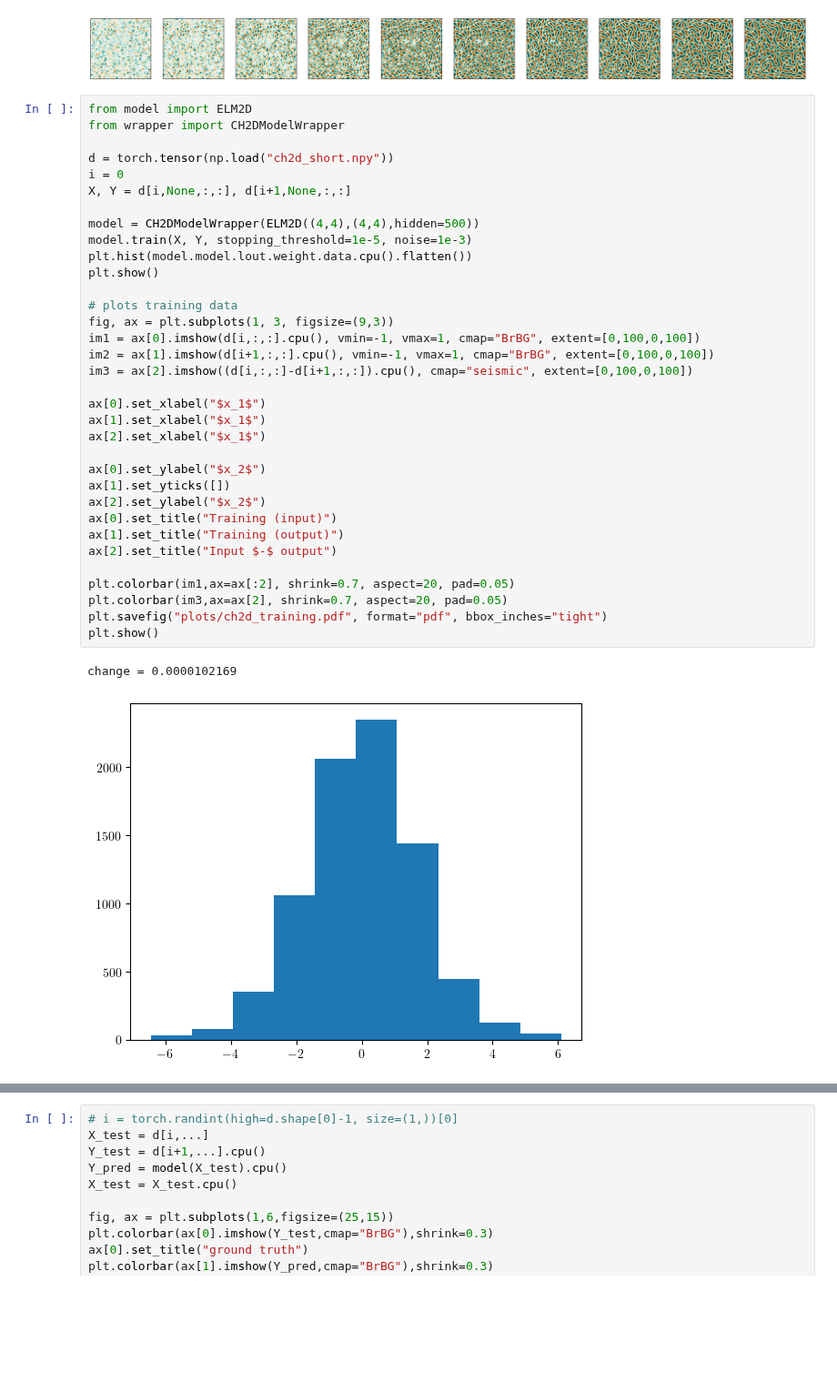
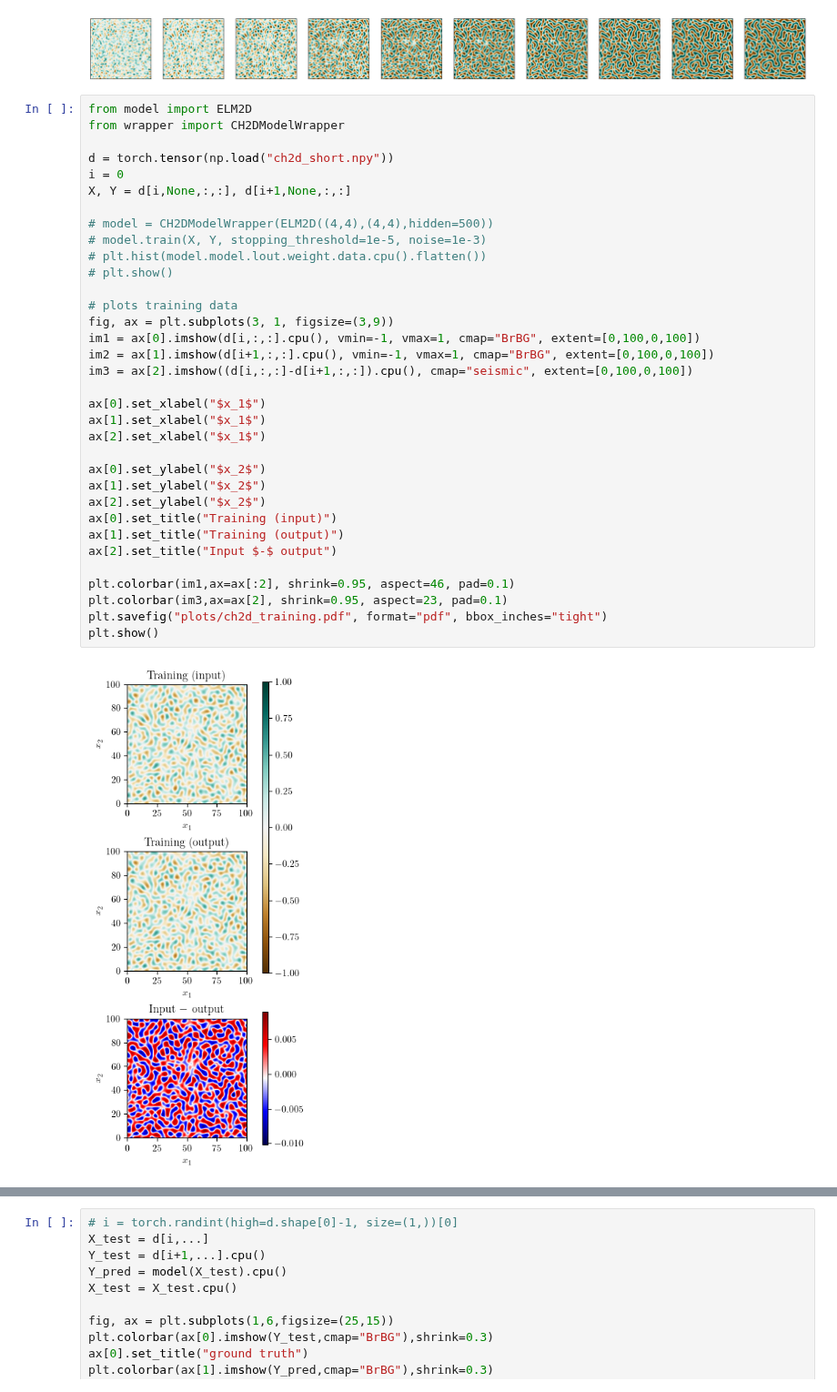
Before and after one commit to graps1/ELM-PDEs, a Jupyter notebook: ch2d/ch2d.ipynb, the cells around one changed output, grey strips where cells are left out. Shown at 91% size. Saved outputs shown, nothing was run; the diff lists cells and outputs as text; blank space fills up the shorter version.

Commit message:
training data

```diff
--- a/ch2d/ch2d.ipynb
+++ b/ch2d/ch2d.ipynb
@@ -29,37 +29,36 @@ for k in range(n_plots):
 # %%
 from model import ELM2D
 from wrapper import CH2DModelWrapper
 
 d = torch.tensor(np.load("ch2d_short.npy"))
 i = 0
 X, Y = d[i,None,:,:], d[i+1,None,:,:]
 
-model = CH2DModelWrapper(ELM2D((4,4),(4,4),hidden=500))
-model.train(X, Y, stopping_threshold=1e-5, noise=1e-3)
-plt.hist(model.model.lout.weight.data.cpu().flatten())
-plt.show()
+# model = CH2DModelWrapper(ELM2D((4,4),(4,4),hidden=500))
+# model.train(X, Y, stopping_threshold=1e-5, noise=1e-3)
+# plt.hist(model.model.lout.weight.data.cpu().flatten())
+# plt.show()
 
 # plots training data
-fig, ax = plt.subplots(1, 3, figsize=(9,3))
+fig, ax = plt.subplots(3, 1, figsize=(3,9))
 im1 = ax[0].imshow(d[i,:,:].cpu(), vmin=-1, vmax=1, cmap="BrBG", extent=[0,100,0,100])
 im2 = ax[1].imshow(d[i+1,:,:].cpu(), vmin=-1, vmax=1, cmap="BrBG", extent=[0,100,0,100])
 im3 = ax[2].imshow((d[i,:,:]-d[i+1,:,:]).cpu(), cmap="seismic", extent=[0,100,0,100])
 
 ax[0].set_xlabel("$x_1$")
 ax[1].set_xlabel("$x_1$")
 ax[2].set_xlabel("$x_1$")
 
 ax[0].set_ylabel("$x_2$")
-ax[1].set_yticks([])
+ax[1].set_ylabel("$x_2$")
 ax[2].set_ylabel("$x_2$")
 ax[0].set_title("Training (input)")
 ax[1].set_title("Training (output)")
 ax[2].set_title("Input $-$ output")
 
-plt.colorbar(im1,ax=ax[:2], shrink=0.7, aspect=20, pad=0.05)
-plt.colorbar(im3,ax=ax[2], shrink=0.7, aspect=20, pad=0.05)
+plt.colorbar(im1,ax=ax[:2], shrink=0.95, aspect=46, pad=0.1)
+plt.colorbar(im3,ax=ax[2], shrink=0.95, aspect=23, pad=0.1)
 plt.savefig("plots/ch2d_training.pdf", format="pdf", bbox_inches="tight")
 plt.show()
 # %% [output]
-change = 0.0000102169
-[figure, old version]
+[figure, new version]
```
Also changed, not shown: parts of 1 cell of this notebook, 3 other files.
